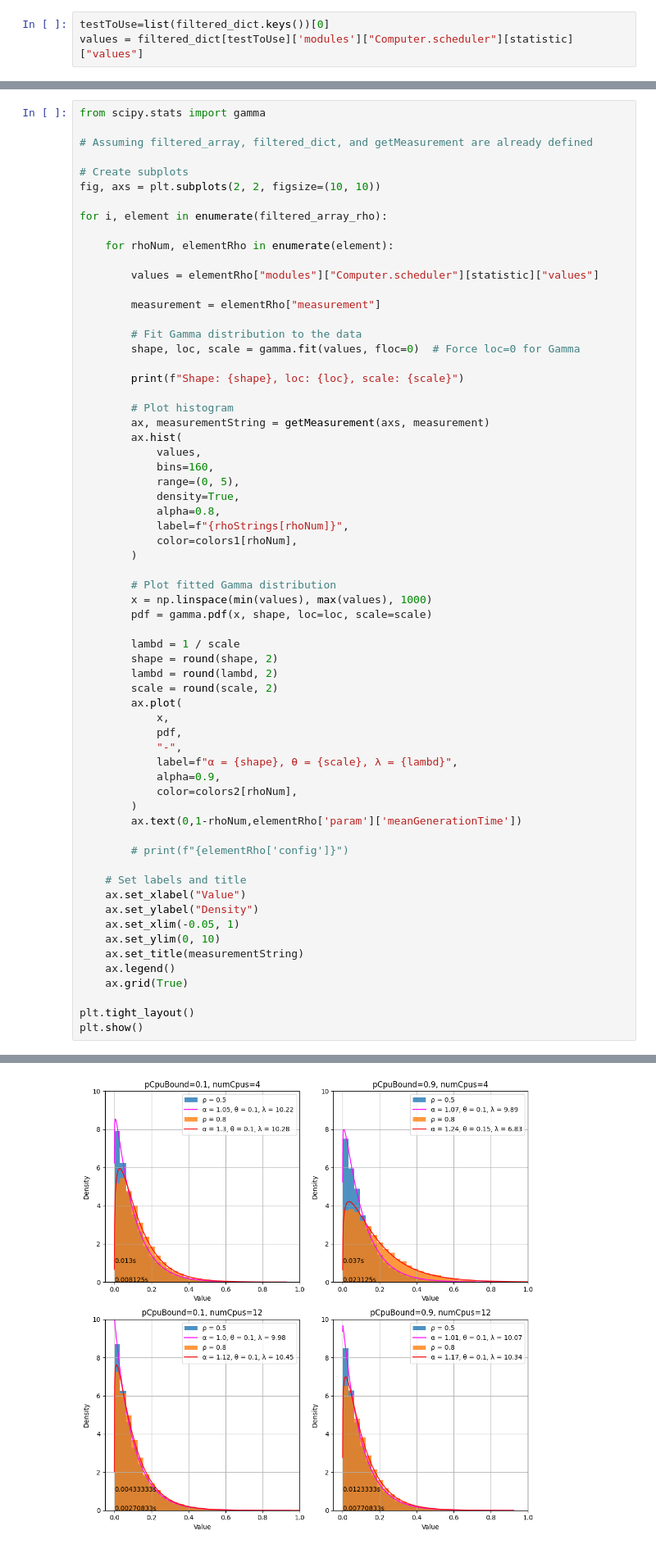
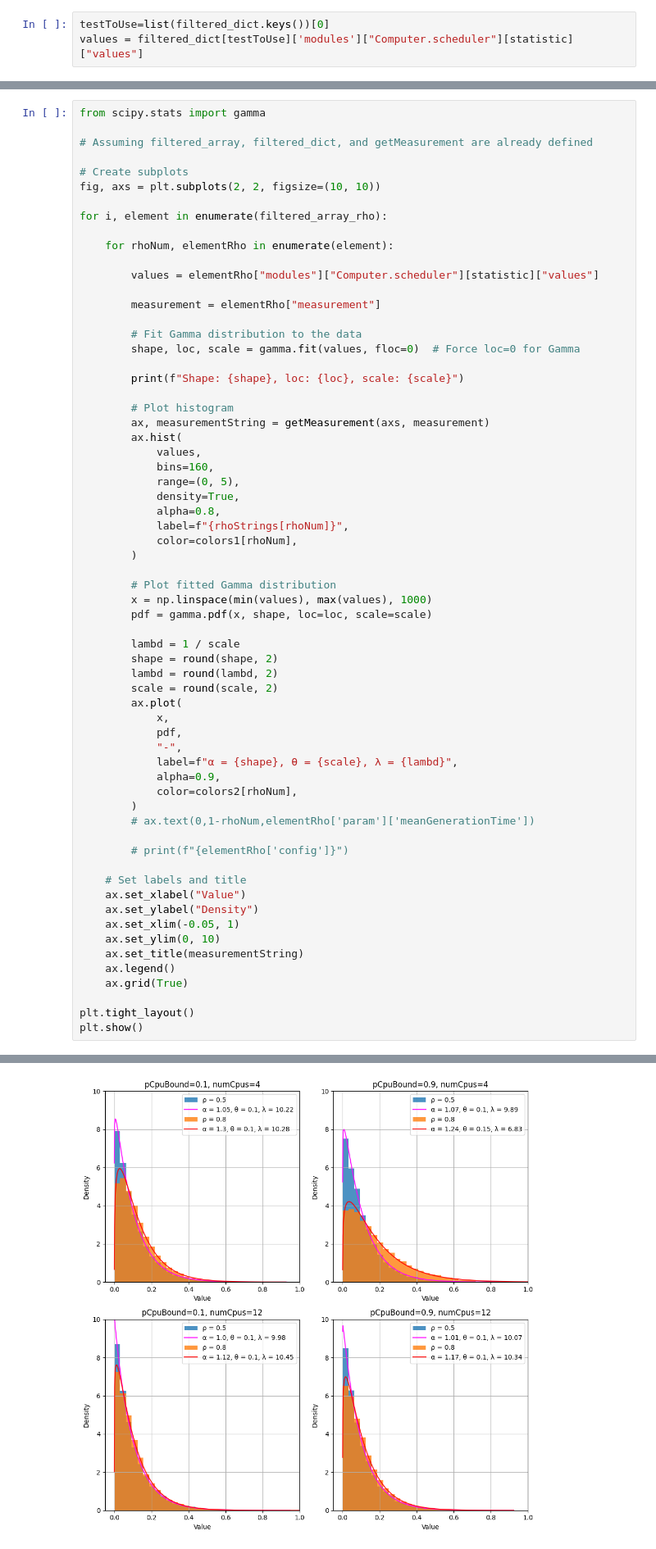
Before and after one commit to Sonic803/multi-core-sched, a Jupyter notebook: python/fcfsTurn.ipynb, the cells around one changed output, grey strips where cells are left out. Shown: that part at 82% size. Drawn from its saved outputs; the diff is of its cells as text.

```diff
--- a/python/fcfsTurn.ipynb
+++ b/python/fcfsTurn.ipynb
@@ -264,35 +264,35 @@ for i, element in enumerate(filtered_array_rho):
             x,
             pdf,
             "-",
             label=f"α = {shape}, θ = {scale}, λ = {lambd}",
             alpha=0.9,
             color=colors2[rhoNum],
         )
-        ax.text(0,1-rhoNum,elementRho['param']['meanGenerationTime'])
+        # ax.text(0,1-rhoNum,elementRho['param']['meanGenerationTime'])
 
         # print(f"{elementRho['config']}")
 
     # Set labels and title
     ax.set_xlabel("Value")
     ax.set_ylabel("Density")
     ax.set_xlim(-0.05, 1)
     ax.set_ylim(0, 10)
     ax.set_title(measurementString)
     ax.legend()
     ax.grid(True)
 
 plt.tight_layout()
 plt.show()
 # %% [output]
 Shape: 1.0525172585468054, loc: 0, scale: 0.09789010378086917
 Shape: 1.2950777745795645, loc: 0, scale: 0.09725453408229884
 Shape: 0.996764988644067, loc: 0, scale: 0.10016461718827756
 Shape: 1.1199763465180308, loc: 0, scale: 0.09564982561126388
 Shape: 1.0670941390130226, loc: 0, scale: 0.10113522670473309
 Shape: 1.237451477243854, loc: 0, scale: 0.1463275909444402
 Shape: 1.0074937311112566, loc: 0, scale: 0.09933706905700655
 Shape: 1.167213486316809, loc: 0, scale: 0.0966685736143347
-[figure, old version]
+[figure, new version]
 # %%
 import numpy as np
 import matplotlib.pyplot as plt
```
Also changed, not shown: parts of 1 cell of this notebook, 12 other files.
